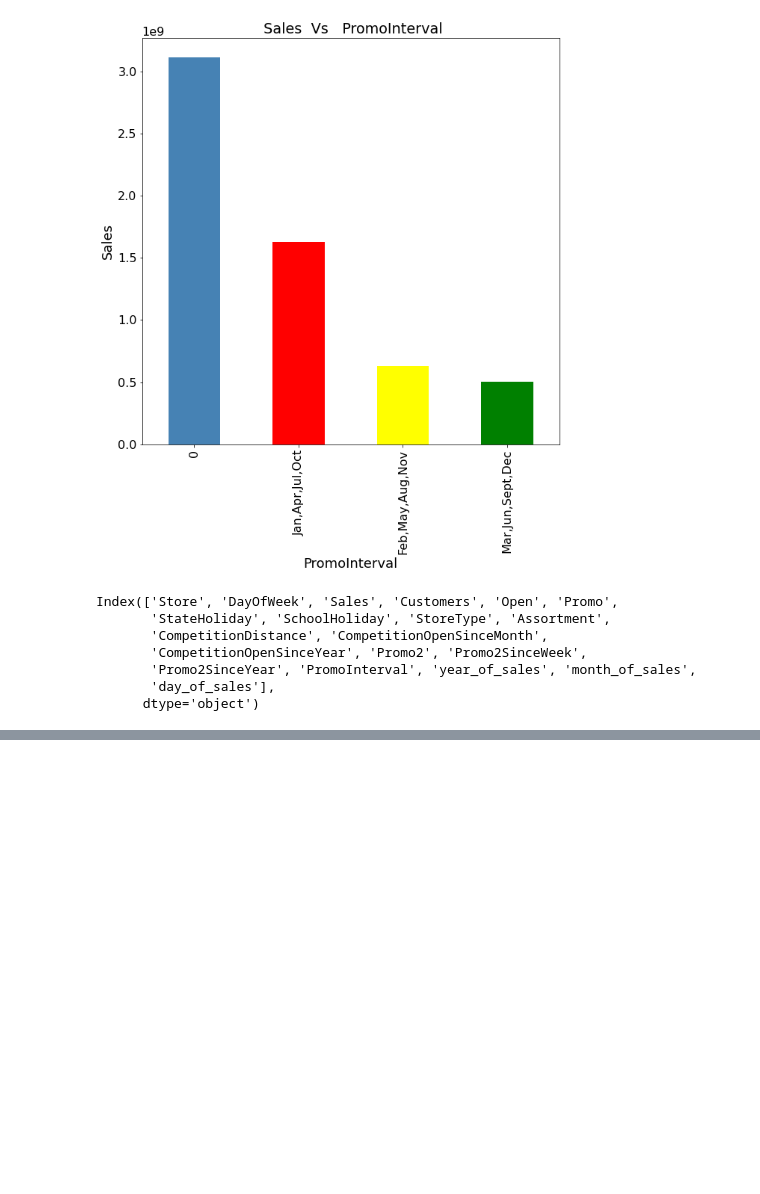
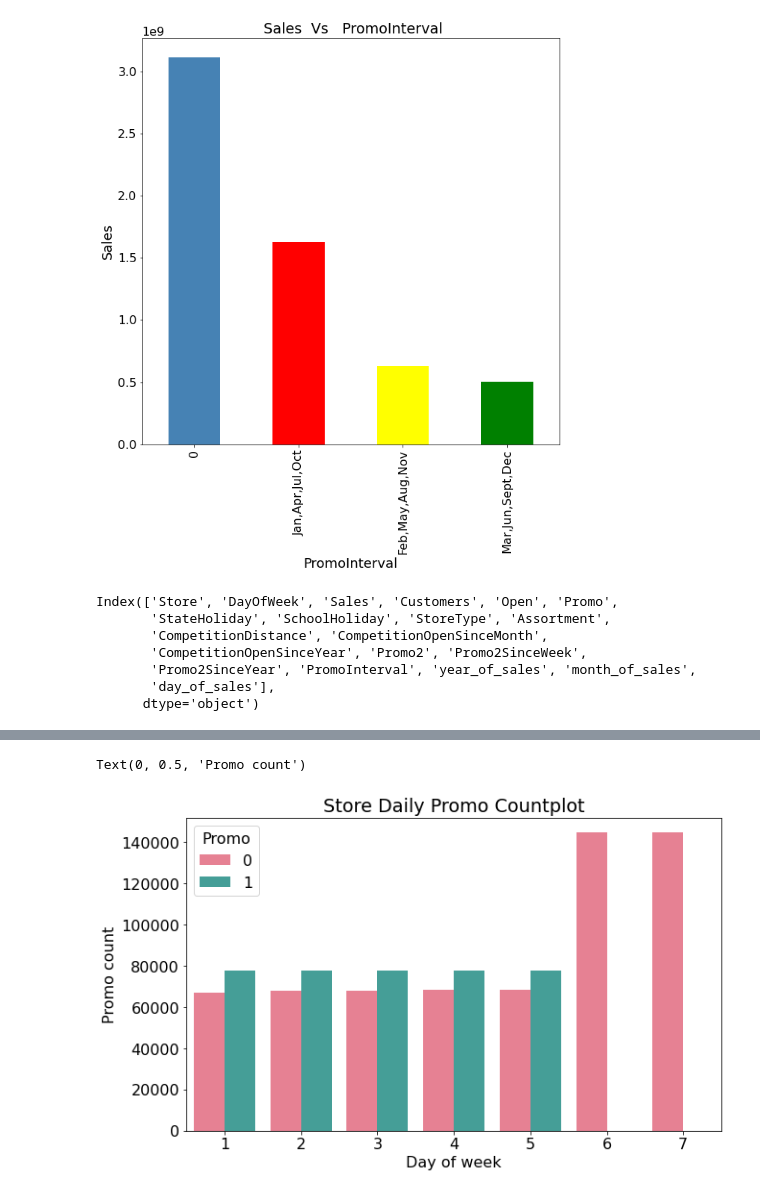
Before and after one commit to iamnaveenk/capstone-project-2-supervised-machine-learning-_retail_Sales_prediction, a Jupyter notebook: Rossmann_Sales_Prediction_Capstone_Project.ipynb, the cells around one changed output, grey strips where cells are left out. Saved outputs shown, nothing was run; the diff lists cells and outputs as text; code cells hidden in the pictures; blank space fills up the shorter version.

```diff
--- a/Rossmann_Sales_Prediction_Capstone_Project.ipynb
+++ b/Rossmann_Sales_Prediction_Capstone_Project.ipynb
@@ -454,0 +454,10 @@ df['Customers'].sum()
+# %%
+plt.figure(figsize=(10,6))
+sns.countplot(x= 'DayOfWeek', hue='Promo', data= df, palette='husl')
+plt.title('Store Daily Promo Countplot')
+
+plt.xlabel('Day of week')
+plt.ylabel('Promo count')
+# %% [output]
+Text(0, 0.5, 'Promo count')
+[figure, added]
```
Also changed, not shown: parts of 60 cells of this notebook.
